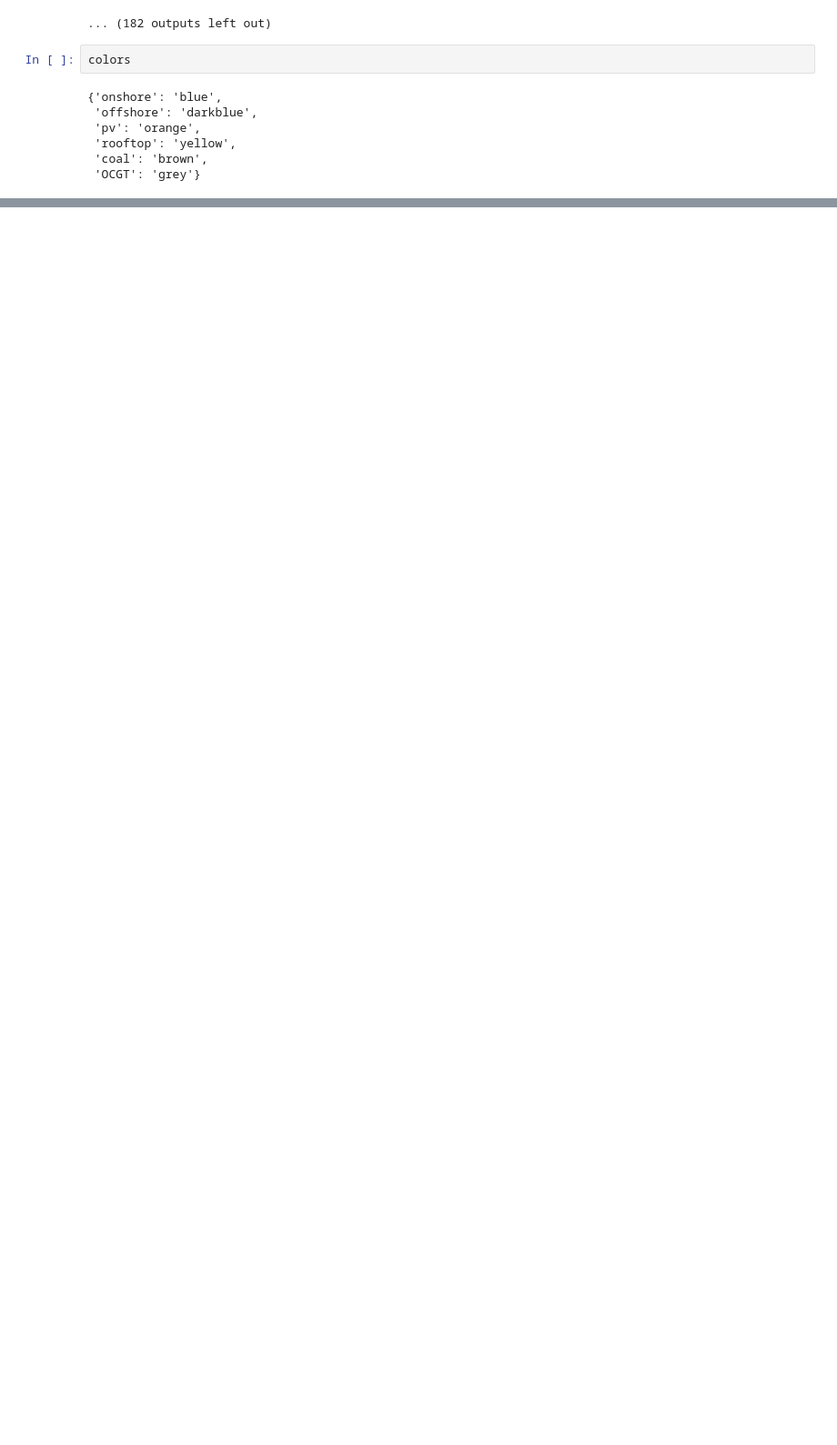
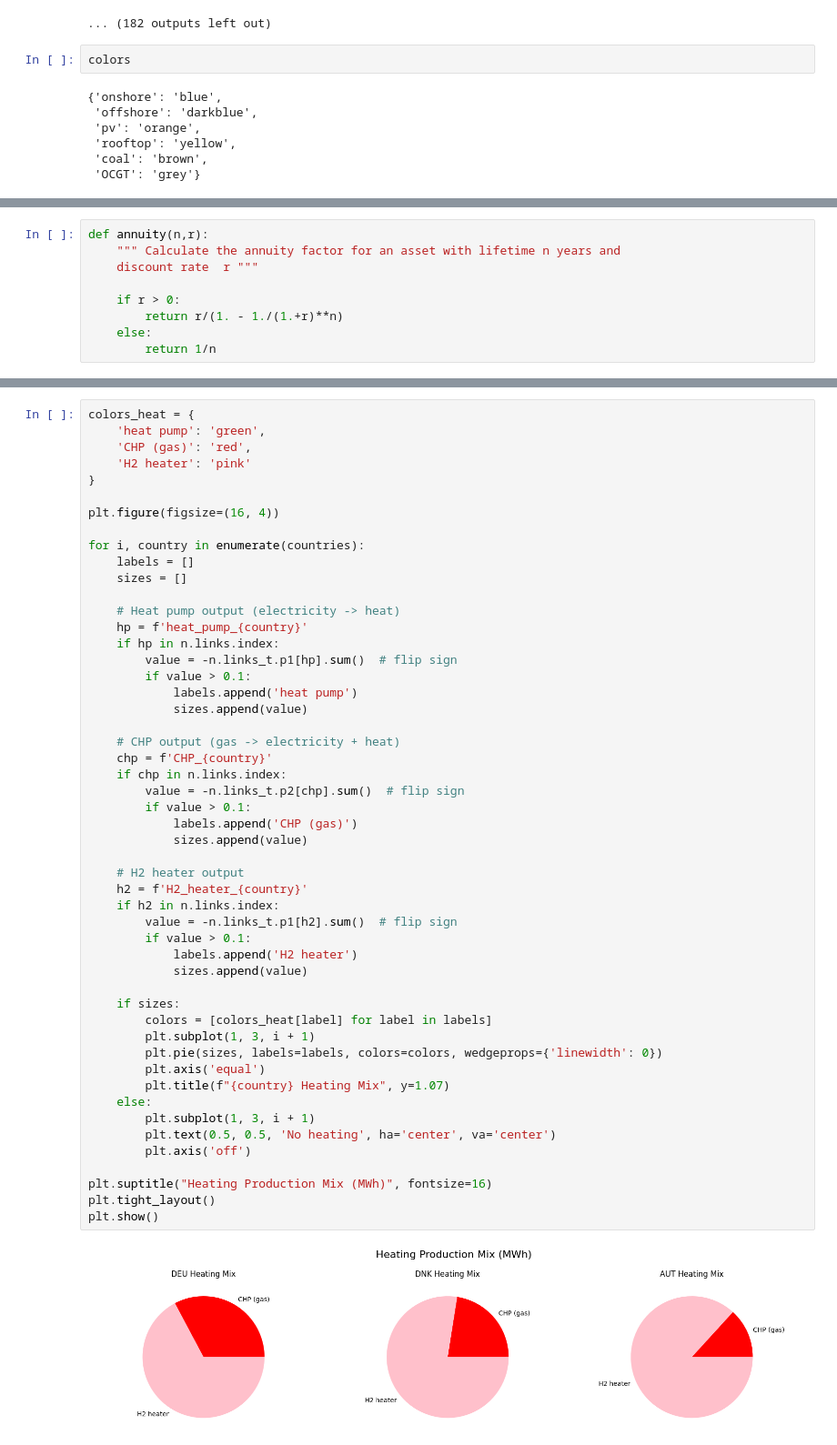
Before and after one commit to alex-catruc/IntegratedEG, a Jupyter notebook: AssignmentF-H.ipynb, the cells around one changed output, grey strips where cells are left out. Shown: that part at 91% size. Cells and saved outputs as stored; diff of their text form; blank space fills up the shorter version.

```diff
--- a/AssignmentF-H.ipynb
+++ b/AssignmentF-H.ipynb
@@ -422,0 +492,9 @@ n.lines_t.p0.plot(figsize=(16, 4), alpha=0.5)
+# %%
+def annuity(n,r):
+    """ Calculate the annuity factor for an asset with lifetime n years and
+    discount rate  r """
+
+    if r > 0:
+        return r/(1. - 1./(1.+r)**n)
+    else:
+        return 1/n
@@ -422,0 +650,53 @@ n.lines_t.p0.plot(figsize=(16, 4), alpha=0.5)
+# %%
+colors_heat = {
+    'heat pump': 'green',
+    'CHP (gas)': 'red',
+    'H2 heater': 'pink'
+}
+
+plt.figure(figsize=(16, 4))
+
+for i, country in enumerate(countries):
+    labels = []
+    sizes = []
+
+    # Heat pump output (electricity -> heat)
+    hp = f'heat_pump_{country}'
+    if hp in n.links.index:
+        value = -n.links_t.p1[hp].sum()  # flip sign
+        if value > 0.1:
+            labels.append('heat pump')
+            sizes.append(value)
+
+    # CHP output (gas -> electricity + heat)
+    chp = f'CHP_{country}'
+    if chp in n.links.index:
+        value = -n.links_t.p2[chp].sum()  # flip sign
+        if value > 0.1:
+            labels.append('CHP (gas)')
+            sizes.append(value)
+
+    # H2 heater output
+    h2 = f'H2_heater_{country}'
+    if h2 in n.links.index:
+        value = -n.links_t.p1[h2].sum()  # flip sign
+        if value > 0.1:
+            labels.append('H2 heater')
+            sizes.append(value)
+
+    if sizes:
+        colors = [colors_heat[label] for label in labels]
+        plt.subplot(1, 3, i + 1)
+        plt.pie(sizes, labels=labels, colors=colors, wedgeprops={'linewidth': 0})
+        plt.axis('equal')
+        plt.title(f"{country} Heating Mix", y=1.07)
+    else:
+        plt.subplot(1, 3, i + 1)
+        plt.text(0.5, 0.5, 'No heating', ha='center', va='center')
+        plt.axis('off')
+
+plt.suptitle("Heating Production Mix (MWh)", fontsize=16)
+plt.tight_layout()
+plt.show()
+# %% [output]
+[figure, added]
```
Also changed, not shown: parts of 19 cells of this notebook, 1 other file.
